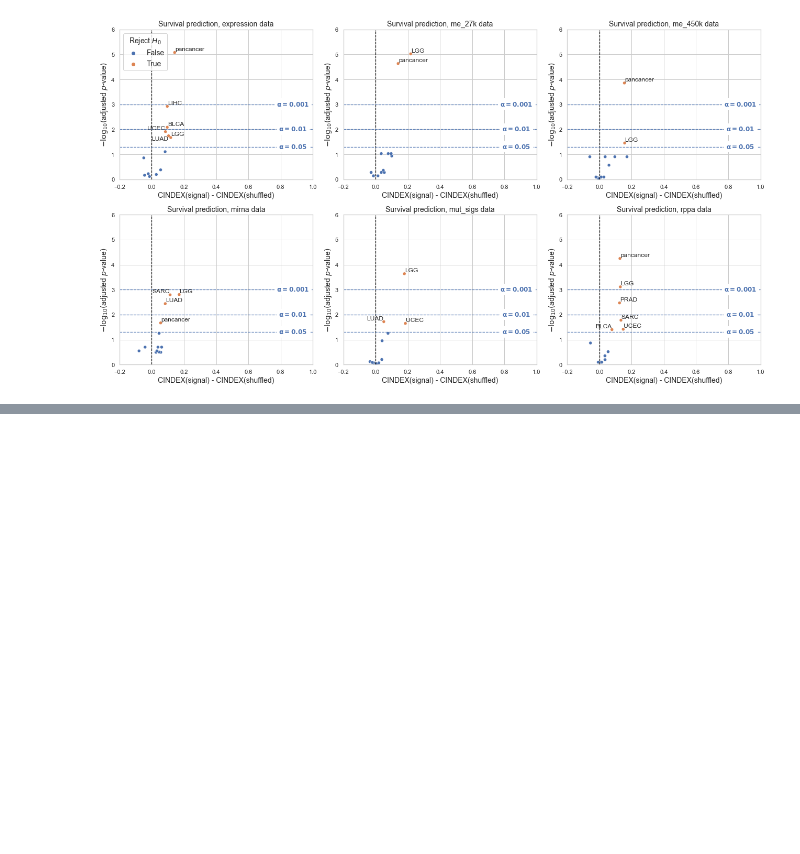
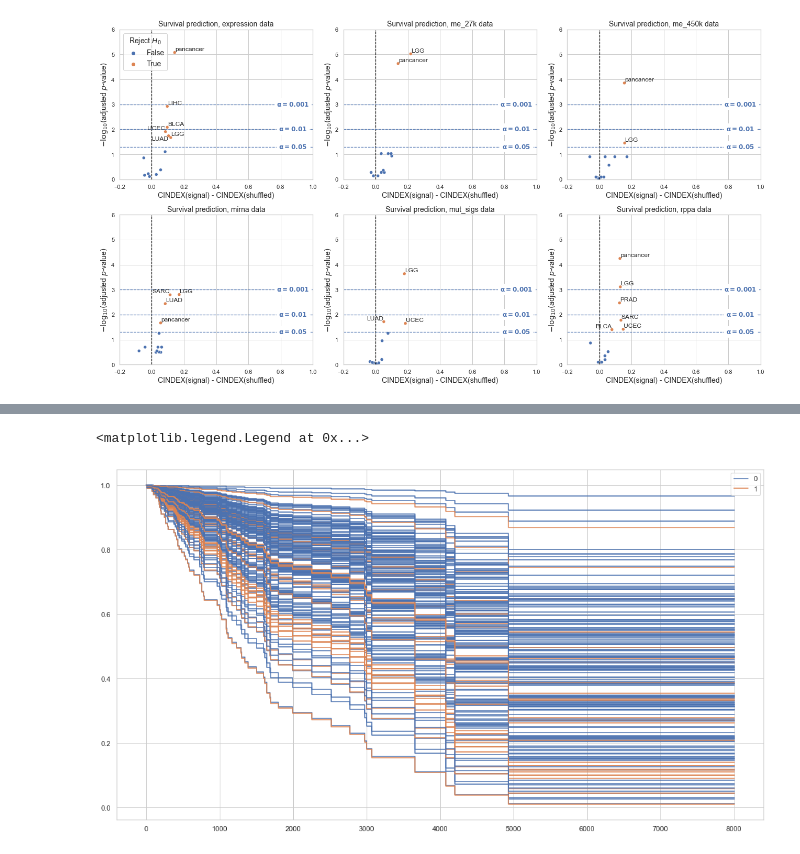
Before and after one commit to greenelab/mpmp, a Jupyter notebook: 06_predict_survival/plot_survival_results.ipynb, the cells around one changed output, grey strips where cells are left out. Saved outputs shown, nothing was run; the diff lists cells and outputs as text; code cells hidden in the pictures; blank space fills up the shorter version.

```diff
--- a/06_predict_survival/plot_survival_results.ipynb
+++ b/06_predict_survival/plot_survival_results.ipynb
@@ -551,0 +620,5 @@ rppa: 6/13
+# %%
+age_quantiles = np.digitize(ages.values, qs_age)
+ages = pd.DataFrame(ages)
+ages['age_quantile'] = age_quantiles
+ages.head(n=10)
@@ -551,0 +638,15 @@ rppa: 6/13
+# %%
+# color by age binned into quantiles
+for ix in range(len(fns)):
+    fn = fns[ix]
+    sample_id = '-'.join(samples[ix].split('-')[:3])
+    sample_age_quantile = int(ages.loc[sample_id, 'age_quantile'])
+    plt.step(fn.x, fn.y, label=sample_age_quantile,
+             color='C{:d}'.format(sample_age_quantile))
+
+handles, labels = plt.gca().get_legend_handles_labels()
+by_label = dict(zip(labels, handles))
+plt.legend(by_label.values(), by_label.keys())
+# %% [output]
+<matplotlib.legend.Legend at 0x...>
+[figure, added]
```
Also changed, not shown: parts of 7 cells of this notebook, 1 other file.
